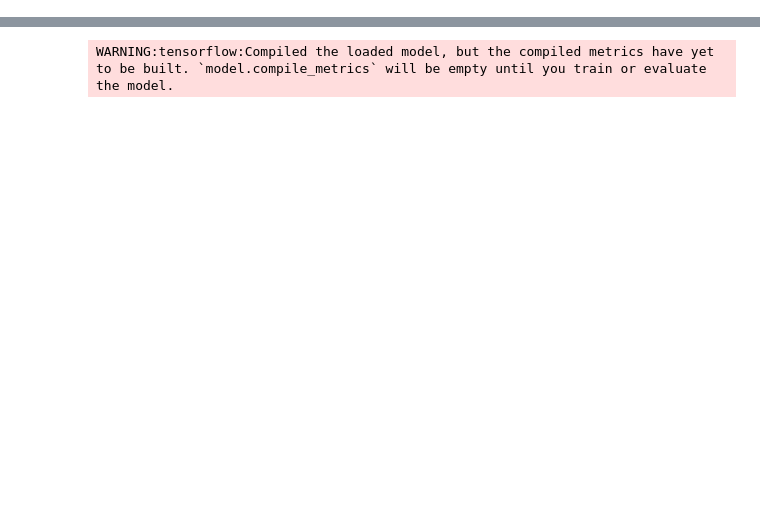
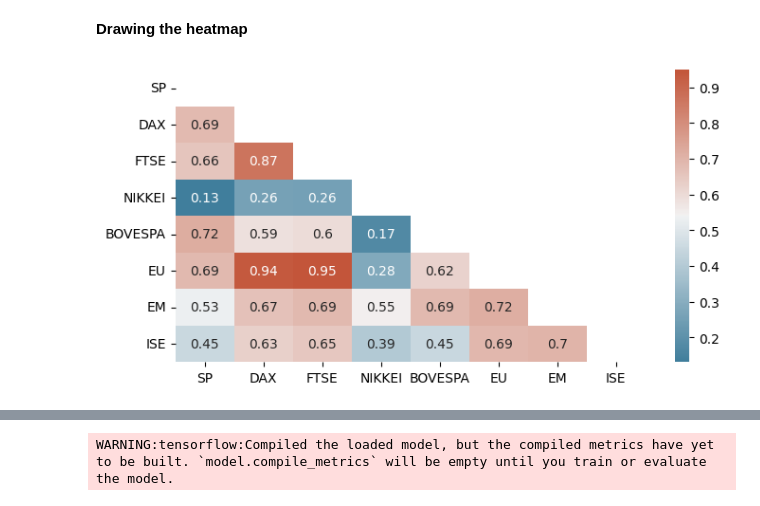
Before and after one commit to asheta66/CNN, a Jupyter notebook: Stock_Market_Prediction.ipynb, the cells around one changed output, grey strips where cells are left out. Cells and saved outputs as stored; diff of their text form; code cells hidden in the pictures; blank space fills up the shorter version.

```diff
--- a/Stock_Market_Prediction.ipynb
+++ b/Stock_Market_Prediction.ipynb
@@ -2,0 +65,11 @@
+# %%
+# Correlation heatmap with mask for upper traingle
+# Correlation between different variables
+corr = df.corr()
+
+# get absolute correlation coefficients and sort in descending order
+abs_corr = corr.abs().sort_values(by='ISE', ascending=False)
+
+# display the rank of features based on correlation coefficients
+rank = abs_corr['ISE'].rank(ascending=False).astype(int)
+print('Rank of features based on correlation coefficients:\n', rank)
@@ -3 +87,17 @@
+# %% [markdown]
+**Drawing the heatmap**
+# %%
+import seaborn as sns
+
+# Set up the matplotlib plot configuration
+f, ax = plt.subplots(figsize=(8, 4))
+# Generate a mask for upper traingle
+mask = np.triu(np.ones_like(corr, dtype=bool))
+# Configure a custom diverging colormap
+cmap = sns.diverging_palette(230, 20, as_cmap=True)
+# Draw the heatmap
+sns.heatmap(corr, annot=True, mask = mask, cmap=cmap)
+plt.savefig('Heatmap.png')
+# %% [output]
+[figure, added]
 # %%
```
Also changed, not shown: parts of 12 cells of this notebook.
